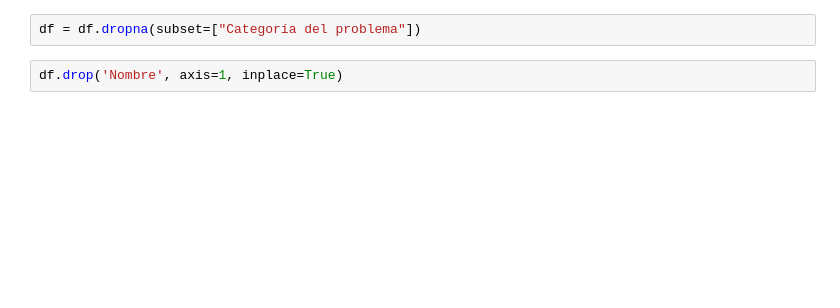
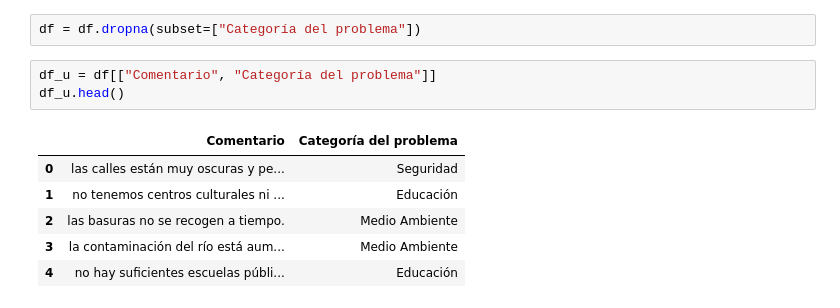
Before and after one commit to ariss99nn/SENASOFT, a Jupyter notebook: RETO.ipynb, the cells around one changed output. Saved outputs shown, nothing was run; the diff lists cells and outputs as text; blank space fills up the shorter version.

```diff
--- a/RETO.ipynb
+++ b/RETO.ipynb
@@ -185,4 +180,12 @@ print(acce_df)
 # %%
 df = df.dropna(subset=["Categoría del problema"])
-# %%
-df.drop('Nombre', axis=1, inplace=True)
+# %%
+df_u = df[["Comentario", "Categoría del problema"]]
+df_u.head()
+# %% [output]
+|  | Comentario | Categoría del problema |
+| 0 | las calles están muy oscuras y pe... | Seguridad |
+| 1 | no tenemos centros culturales ni ... | Educación |
+| 2 | las basuras no se recogen a tiempo. | Medio Ambiente |
+| 3 | la contaminación del río está aum... | Medio Ambiente |
+| 4 | no hay suficientes escuelas públi... | Educación |
```
Also changed, not shown: parts of 10 cells of this notebook.
